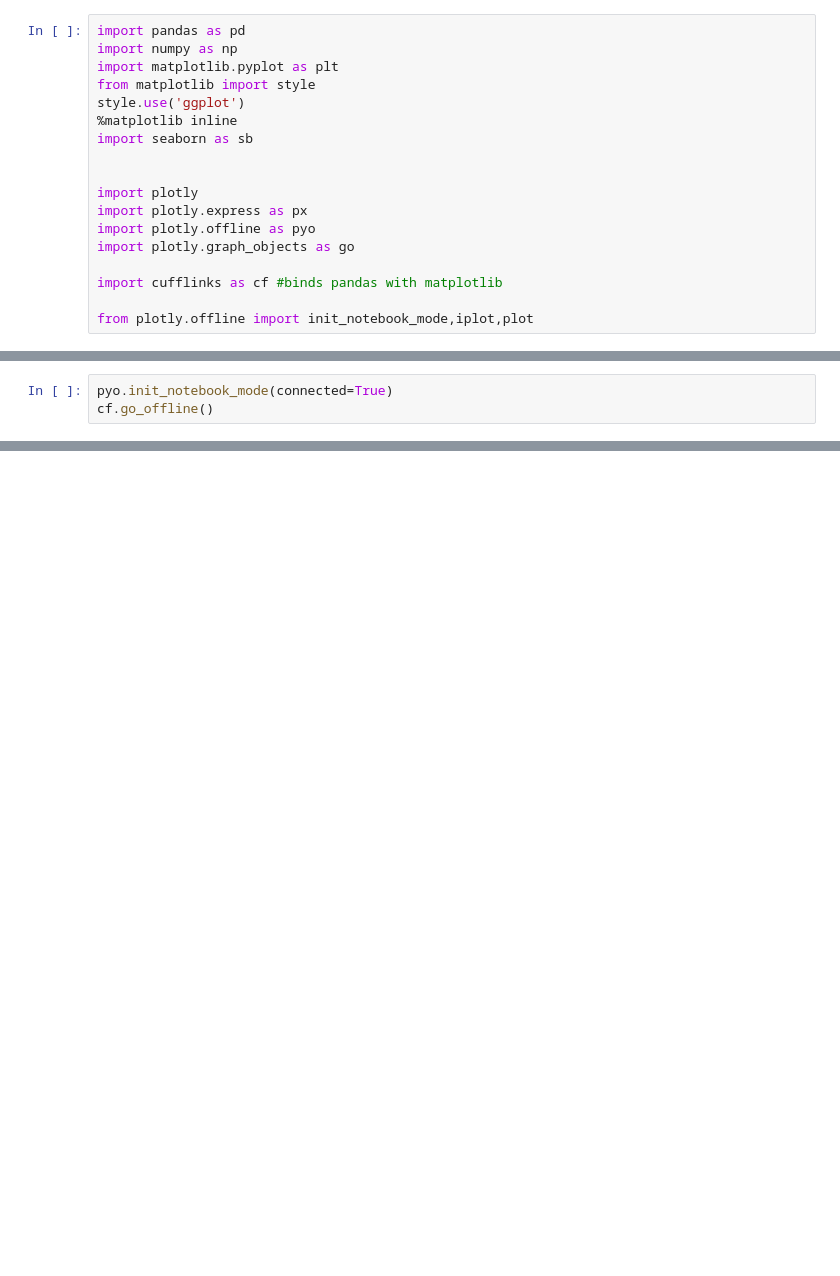
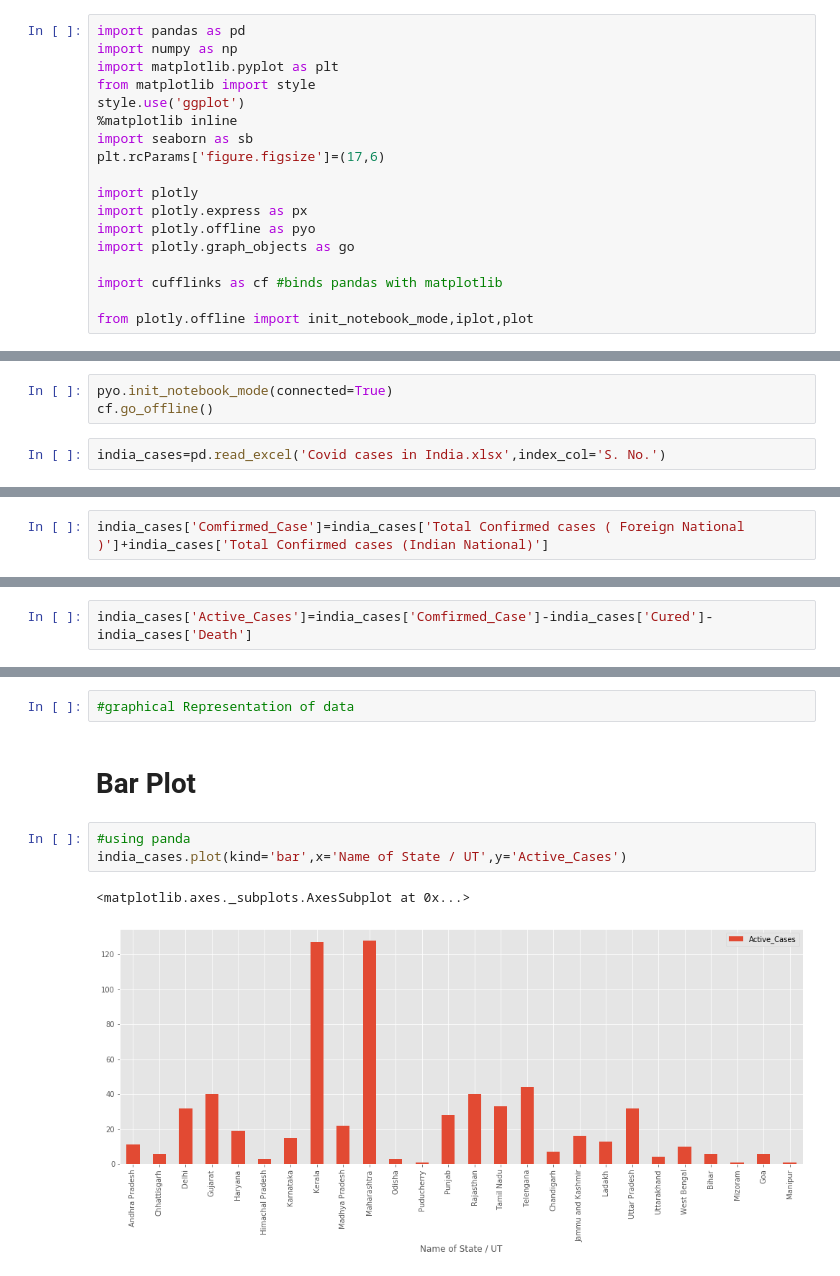
Before and after one commit to KrishnaDesai16/Covid-19-DataAnalysis, a Jupyter notebook: covid-19 DataAnalysis.ipynb, the cells around one changed output, grey strips where cells are left out. Drawn from its saved outputs; the diff is of its cells as text; blank space fills up the shorter version.

Commit message:
analysis of total cases in india

```diff
--- a/covid-19 DataAnalysis.ipynb
+++ b/covid-19 DataAnalysis.ipynb
@@ -6,7 +6,7 @@ from matplotlib import style
 style.use('ggplot')
 %matplotlib inline
 import seaborn as sb
-
+plt.rcParams['figure.figsize']=(17,6)
 
 import plotly
 import plotly.express as px
@@ -39,3 +35,5 @@ import folium #for maps
 # %%
 pyo.init_notebook_mode(connected=True)
 cf.go_offline()
+# %%
+india_cases=pd.read_excel('Covid cases in India.xlsx',index_col='S. No.')
@@ -41,0 +50,2 @@ cf.go_offline()
+# %%
+india_cases['Comfirmed_Case']=india_cases['Total Confirmed cases ( Foreign National )']+india_cases['Total Confirmed cases (Indian National)']
@@ -41,0 +73,2 @@ cf.go_offline()
+# %%
+india_cases['Active_Cases']=india_cases['Comfirmed_Case']-india_cases['Cured']-india_cases['Death']
@@ -41,0 +140,10 @@ cf.go_offline()
+# %%
+#graphical Representation of data
+# %% [markdown]
+# Bar Plot
+# %%
+#using panda
+india_cases.plot(kind='bar',x='Name of State / UT',y='Active_Cases')
+# %% [output]
+<matplotlib.axes._subplots.AxesSubplot at 0x...>
+[figure, added]
```
Also changed, not shown: parts of 23 cells of this notebook.
